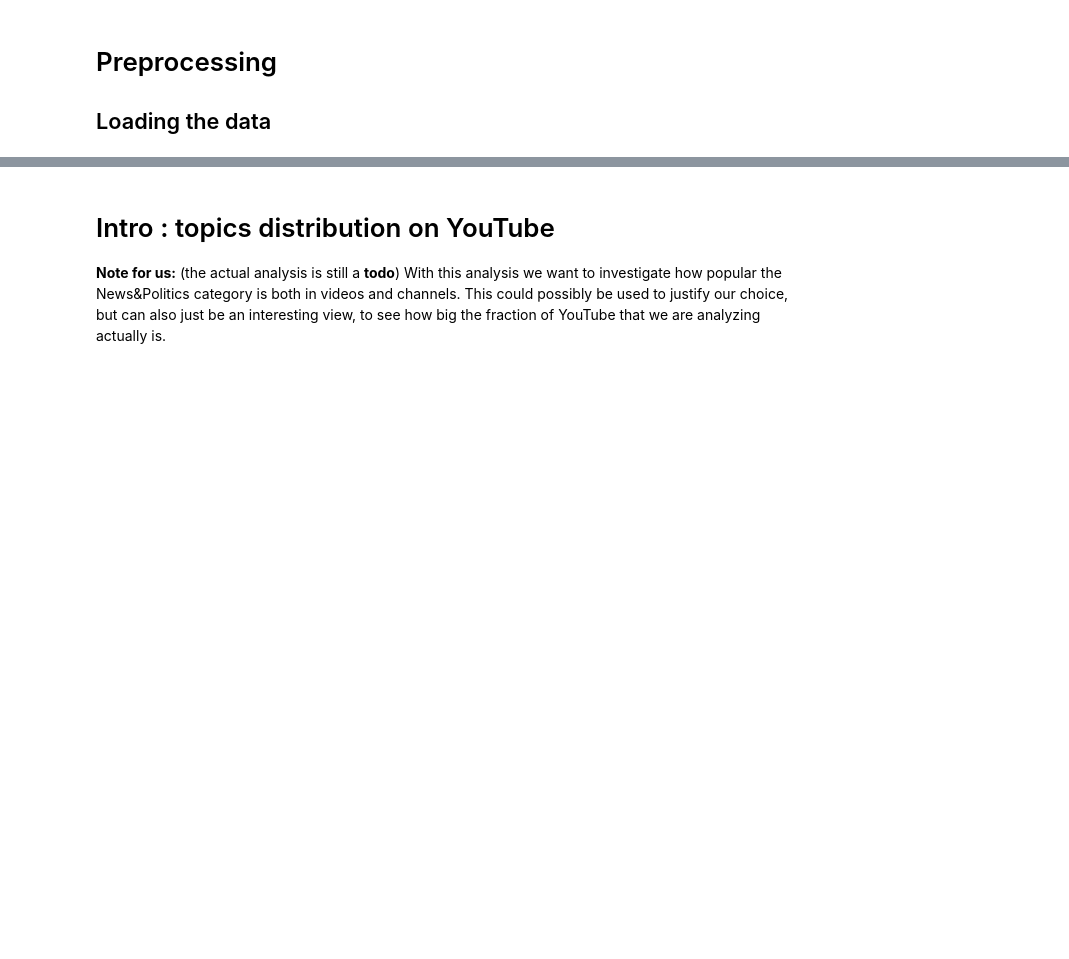
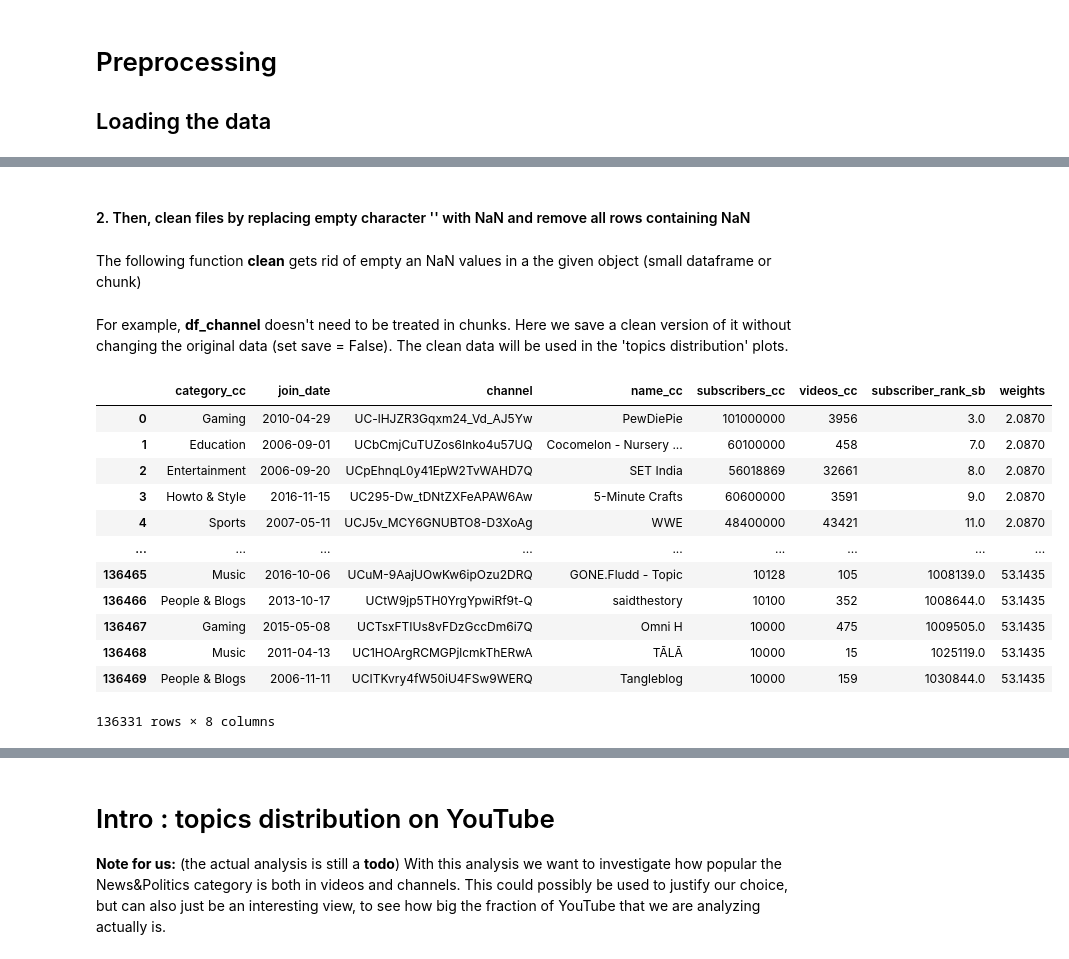
Before and after one commit to epfl-ada/ada-2024-project-thedataminions, a Jupyter notebook: analysis/analysis.ipynb, the cells around one changed output, grey strips where cells are left out. Cells and saved outputs as stored; diff of their text form; code cells hidden in the pictures; blank space fills up the shorter version.

```diff
--- a/analysis/analysis.ipynb
+++ b/analysis/analysis.ipynb
@@ -81,0 +114,50 @@ def comments_in_chunks(chunksize: int = 1000000) -> pd.io.parsers.readers.TextFi
+# %% [markdown]
+#### 2. Then, clean files by replacing empty character '' with NaN and remove all rows containing NaN
+# %% [markdown]
+The following function **clean** gets rid of empty an NaN values in a the given object (small dataframe or chunk)
+# %%
+def clean (df, save):
+    """
+    Cleans a given df form empty and NaN values. Can be applied to a small df that we want to save in a clean version, as well as temporary chunks when reading a huge df.
+
+    Args:
+        df: df to clean
+        save: if True, activates the 'inplace' parameter of replace() and dropna(), meaning that the given df will be modified (use this when applying on chunks).
+              if False, the modified df has to be saved in a new parameter !
+
+    """
+    #check initial length of the chunk
+    #print(len(df))
+
+    if save==True:
+        # replace empty values with NaNs
+        df.replace('', np.nan, inplace = save)
+        # delete NaN columns
+        df.dropna(inplace= save)
+        #check final length of the chunk to see if NaN have been removed
+        #print(len(df))
+
+    if save==False:
+        return df.replace('', np.nan).dropna()
+# %% [markdown]
+For example, **df_channel** doesn't need to be treated in chunks. Here we save a clean version of it without changing the original data (set save = False).
+The clean data will be used in the 'topics distribution' plots.
+# %%
+#clean df_channel and save copy without changing original df_channe
+clean_df_channels = clean(df_channels, save = False)
+
+display(clean_df_channels)
+# %% [output]
+|  | category_cc | join_date | channel | name_cc | subscribers_cc | videos_cc | subscriber_rank_sb | weights |
+| 0 | Gaming | 2010-04-29 | UC-lHJZR3Gqxm24_Vd_AJ5Yw | PewDiePie | 101000000 | 3956 | 3.0 | 2.0870 |
+| 1 | Education | 2006-09-01 | UCbCmjCuTUZos6Inko4u57UQ | Cocomelon - Nursery ... | 60100000 | 458 | 7.0 | 2.0870 |
+| 2 | Entertainment | 2006-09-20 | UCpEhnqL0y41EpW2TvWAHD7Q | SET India | 56018869 | 32661 | 8.0 | 2.0870 |
+| 3 | Howto & Style | 2016-11-15 | UC295-Dw_tDNtZXFeAPAW6Aw | 5-Minute Crafts | 60600000 | 3591 | 9.0 | 2.0870 |
+| 4 | Sports | 2007-05-11 | UCJ5v_MCY6GNUBTO8-D3XoAg | WWE | 48400000 | 43421 | 11.0 | 2.0870 |
+| ... | ... | ... | ... | ... | ... | ... | ... | ... |
+| 136465 | Music | 2016-10-06 | UCuM-9AajUOwKw6ipOzu2DRQ | GONE.Fludd - Topic | 10128 | 105 | 1008139.0 | 53.1435 |
+| 136466 | People & Blogs | 2013-10-17 | UCtW9jp5TH0YrgYpwiRf9t-Q | saidthestory | 10100 | 352 | 1008644.0 | 53.1435 |
+| 136467 | Gaming | 2015-05-08 | UCTsxFTIUs8vFDzGccDm6i7Q | Omni H | 10000 | 475 | 1009505.0 | 53.1435 |
+| 136468 | Music | 2011-04-13 | UC1HOArgRCMGPjlcmkThERwA | TĀLĀ | 10000 | 15 | 1025119.0 | 53.1435 |
+| 136469 | People & Blogs | 2006-11-11 | UCITKvry4fW50iU4FSw9WERQ | Tangleblog | 10000 | 159 | 1030844.0 | 53.1435 |
+136331 rows × 8 columns
```
Also changed, not shown: parts of 28 cells of this notebook, 1 other file.
